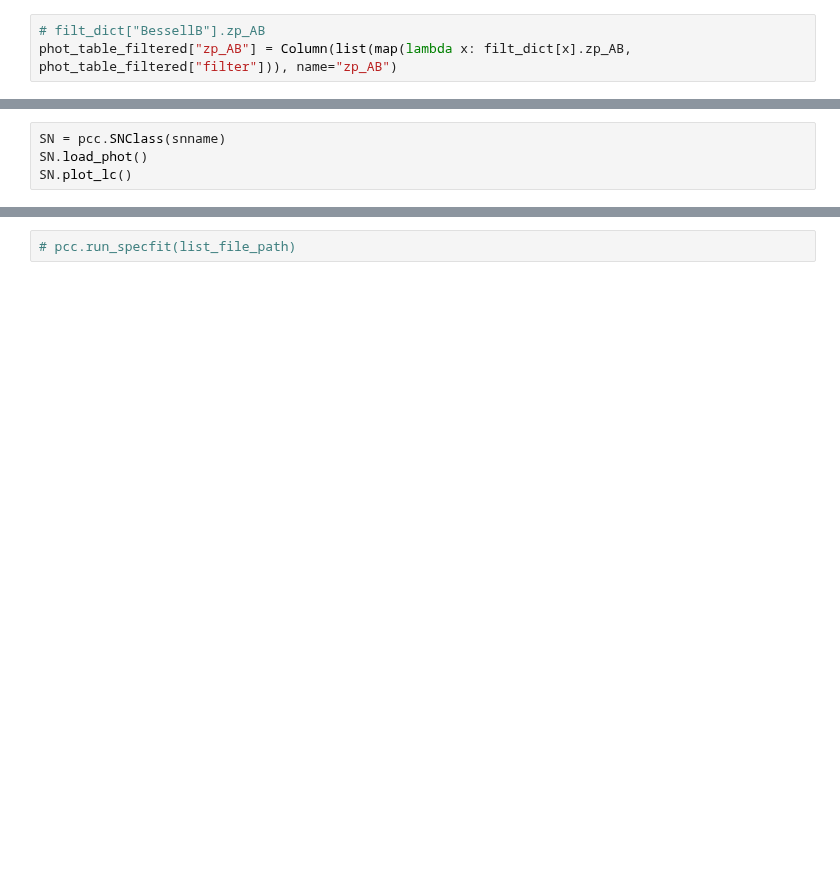
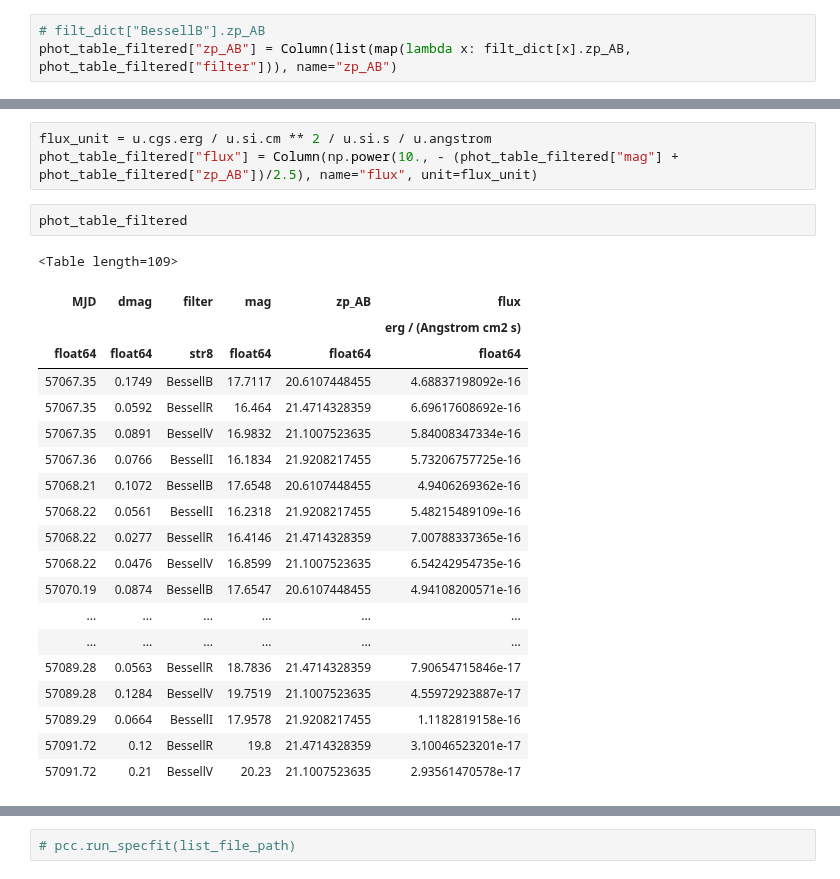
Before and after one commit to UoS-SNe/pycoco, a Jupyter notebook: notebooks/pycoco_adding_SNe_SN2015U.ipynb, the cells around one changed output, grey strips where cells are left out. Drawn from its saved outputs; the diff is of its cells as text; blank space fills up the shorter version.

```diff
--- a/notebooks/pycoco_adding_SNe_SN2015U.ipynb
+++ b/notebooks/pycoco_adding_SNe_SN2015U.ipynb
@@ -546,5 +589,27 @@ phot_table_filtered["zp_AB"] phot_table_filtered["mag"]
-# %%
-SN = pcc.SNClass(snname)
-SN.load_phot()
-SN.plot_lc()
+# %%
+flux_unit = u.cgs.erg / u.si.cm ** 2 / u.si.s / u.angstrom
+phot_table_filtered["flux"] = Column(np.power(10., - (phot_table_filtered["mag"] + phot_table_filtered["zp_AB"])/2.5), name="flux", unit=flux_unit)
+# %%
+phot_table_filtered
+# %% [output]
+<Table length=109>
+| MJD | dmag | filter | mag | zp_AB | flux |
+|  |  |  |  |  | erg / (Angstrom cm2 s) |
+| float64 | float64 | str8 | float64 | float64 | float64 |
+| 57067.35 | 0.1749 | BessellB | 17.7117 | 20.6107448455 | 4.68837198092e-16 |
+| 57067.35 | 0.0592 | BessellR | 16.464 | 21.4714328359 | 6.69617608692e-16 |
+| 57067.35 | 0.0891 | BessellV | 16.9832 | 21.1007523635 | 5.84008347334e-16 |
+| 57067.36 | 0.0766 | BessellI | 16.1834 | 21.9208217455 | 5.73206757725e-16 |
+| 57068.21 | 0.1072 | BessellB | 17.6548 | 20.6107448455 | 4.9406269362e-16 |
+| 57068.22 | 0.0561 | BessellI | 16.2318 | 21.9208217455 | 5.48215489109e-16 |
+| 57068.22 | 0.0277 | BessellR | 16.4146 | 21.4714328359 | 7.00788337365e-16 |
+| 57068.22 | 0.0476 | BessellV | 16.8599 | 21.1007523635 | 6.54242954735e-16 |
+| 57070.19 | 0.0874 | BessellB | 17.6547 | 20.6107448455 | 4.94108200571e-16 |
+| ... | ... | ... | ... | ... | ... |
+| ... | ... | ... | ... | ... | ... |
+| 57089.28 | 0.0563 | BessellR | 18.7836 | 21.4714328359 | 7.90654715846e-17 |
+| 57089.28 | 0.1284 | BessellV | 19.7519 | 21.1007523635 | 4.55972923887e-17 |
+| 57089.29 | 0.0664 | BessellI | 17.9578 | 21.9208217455 | 1.1182819158e-16 |
+| 57091.72 | 0.12 | BessellR | 19.8 | 21.4714328359 | 3.10046523201e-17 |
+| 57091.72 | 0.21 | BessellV | 20.23 | 21.1007523635 | 2.93561470578e-17 |
 # %%
```
Also changed, not shown: parts of 11 cells of this notebook, 1 other file.
